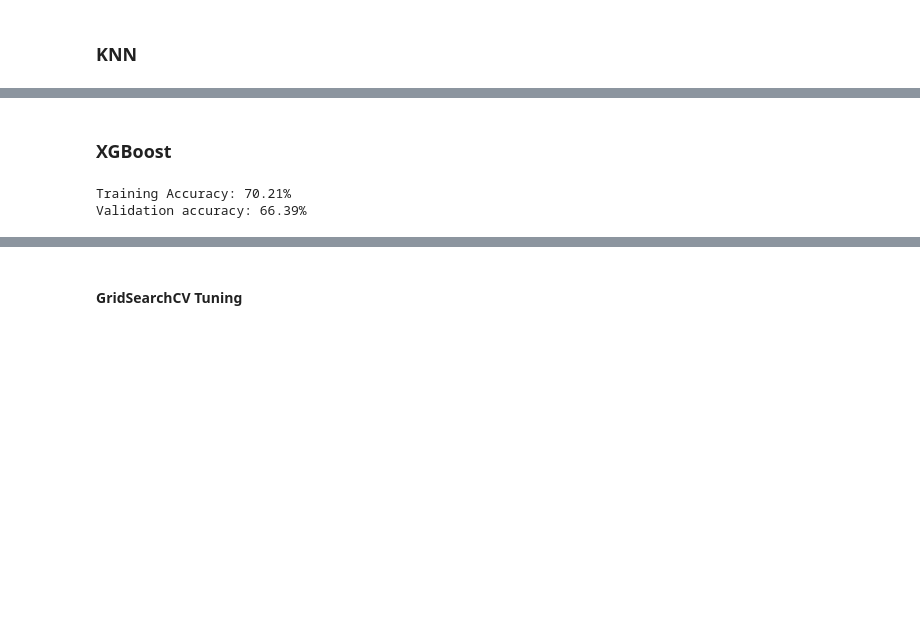
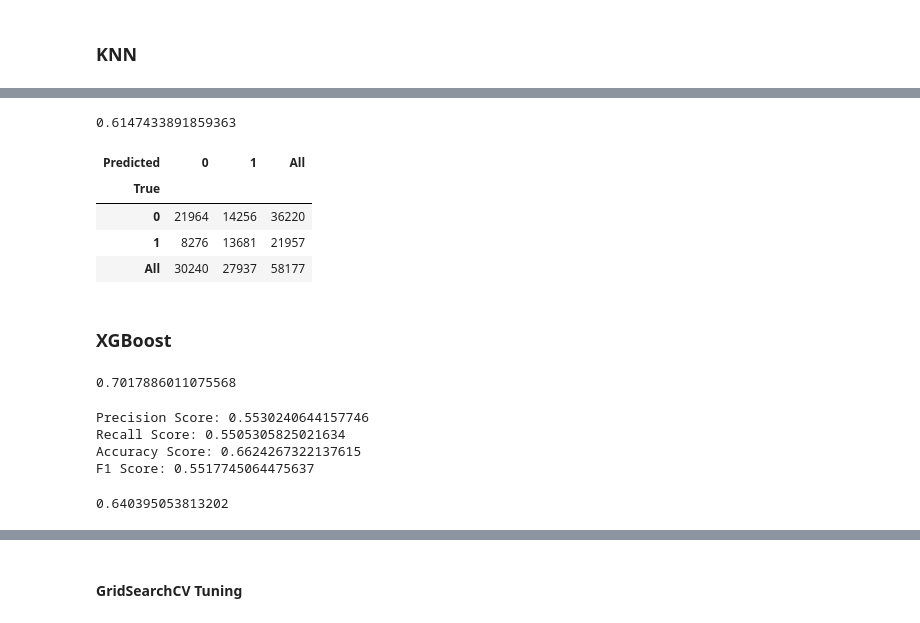
Before and after one commit to JonBebi/Kickfinisher, a Jupyter notebook: Kick.ipynb, the cells around one changed output, grey strips where cells are left out. Cells and saved outputs as stored; diff of their text form; code cells hidden in the pictures; blank space fills up the shorter version.

```diff
--- a/Kick.ipynb
+++ b/Kick.ipynb
@@ -525,15 +546,20 @@ F1 Score: 0.5532091917591124
+# %%
+roc_auc_score(y_test, y_pred)
+# %% [output]
+0.6147433891859363
+# %%
+# Confusion matrix
+
+pd.crosstab(y_test, y_pred, rownames=['True'], colnames=['Predicted'], margins=True)
+# %% [output]
+| Predicted | 0 | 1 | All |
+| True |  |  |  |
+| 0 | 21964 | 14256 | 36220 |
+| 1 | 8276 | 13681 | 21957 |
+| All | 30240 | 27937 | 58177 |
 # %% [markdown]
 ### XGBoost
 # %%
 boost = xgb.XGBClassifier(max_depth=3, learning_rate=0.5, min_child_weight=10, subsample=0.7)
 boost.fit(X_train, y_train)
-training_preds = boost.predict(X_train)
-val_preds = boost.predict(np.array(X_test))
-training_accuracy = accuracy_score(y_train, training_preds)
-val_accuracy = accuracy_score(y_test, val_preds)
-
-print("Training Accuracy: {:.4}%".format(training_accuracy * 100))
-print("Validation accuracy: {:.4}%".format(val_accuracy * 100))
+y_pred = boost.predict(np.array(X_test))
-# %% [output]
-Training Accuracy: 70.21%
-Validation accuracy: 66.39%
@@ -544,0 +566,15 @@ Validation accuracy: 66.39%
+# %%
+boost.score(X_train, y_train)
+# %% [output]
+0.7017886011075568
+# %%
+print_metrics(y_test, y_pred)
+# %% [output]
+Precision Score: 0.5530240644157746
+Recall Score: 0.5505305825021634
+Accuracy Score: 0.6624267322137615
+F1 Score: 0.5517745064475637
+# %%
+roc_auc_score(y_test, y_pred)
+# %% [output]
+0.640395053813202
```
Also changed, not shown: parts of 57 cells of this notebook.
